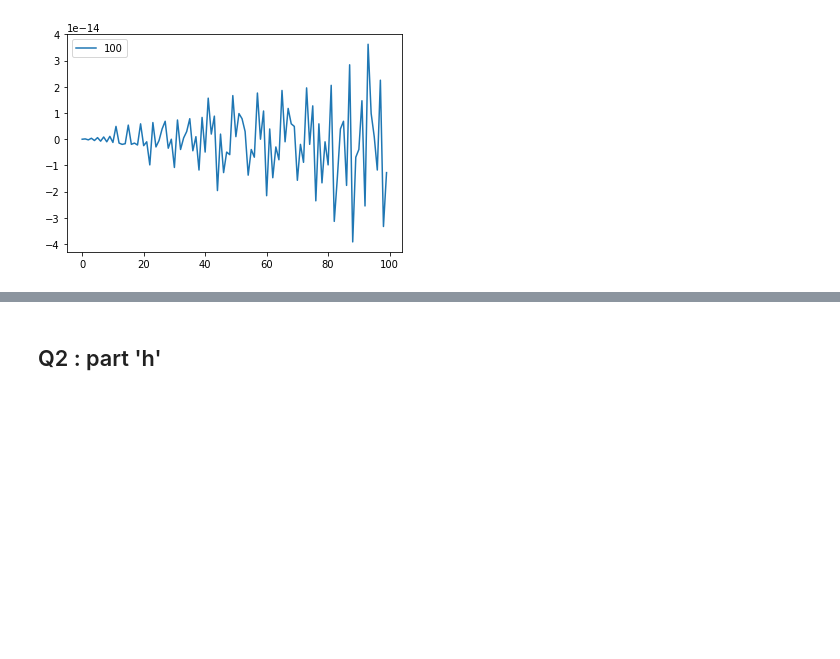
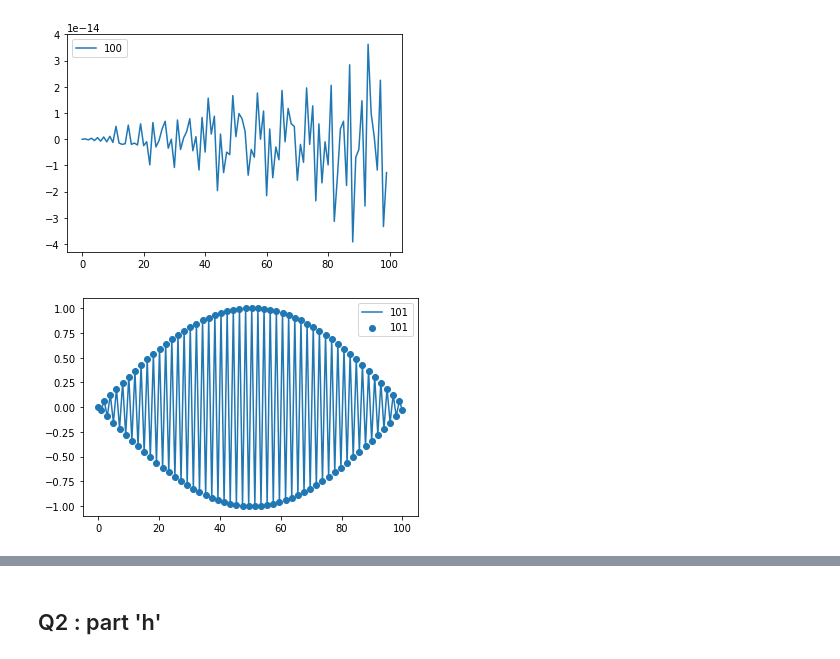
Before and after one commit to aSafarpoor/DIP, a Jupyter notebook: DIP_HW2_99210301.ipynb, the cells around one changed output, grey strips where cells are left out. Cells and saved outputs as stored; diff of their text form; code cells hidden in the pictures; blank space fills up the shorter version.

```diff
--- a/DIP_HW2_99210301.ipynb
+++ b/DIP_HW2_99210301.ipynb
@@ -117,3 +117,11 @@ plt.legend()
 plt.show()
 # %% [output]
 [figure]
+# %%
+plt.plot(x101,y101,label='101')
+plt.scatter(x101,y101,label='101')
+
+plt.legend()
+plt.show()
+# %% [output]
+[figure, added]
```
Also changed, not shown: parts of 6 cells of this notebook.
